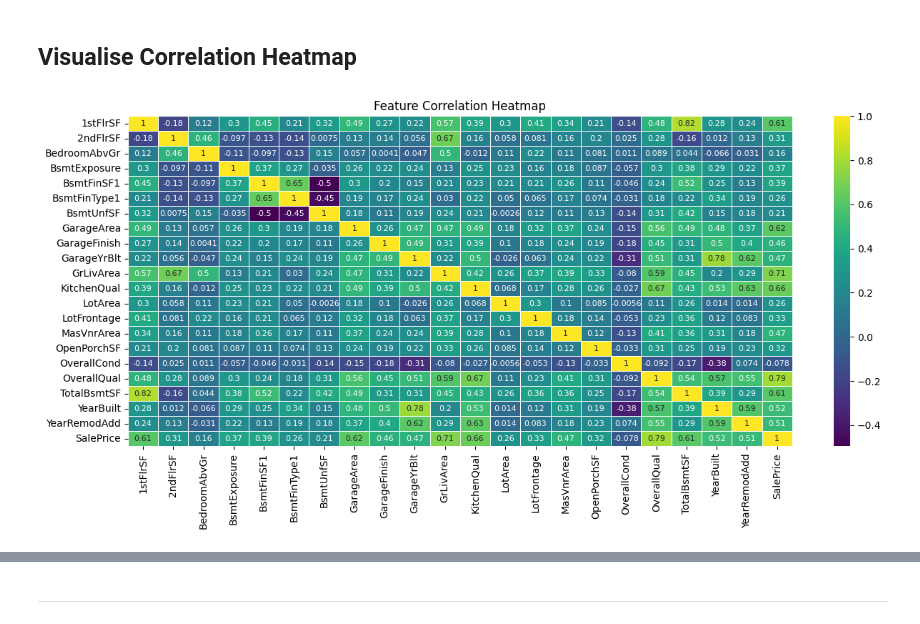
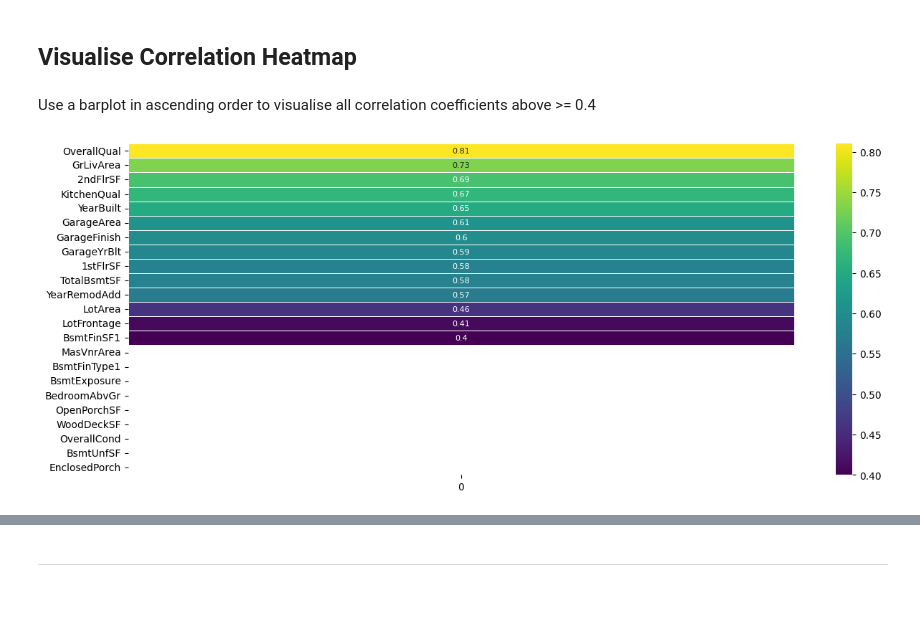
Before and after one commit to James-Burch/PP5-ML-PROJECT, a Jupyter notebook: jupyter_notebooks/3.HouseSalePriceCorrelation.ipynb, the cells around one changed output, grey strips where cells are left out. Saved outputs shown, nothing was run; the diff lists cells and outputs as text; code cells hidden in the pictures; blank space fills up the shorter version.

Commit message:
Visualise correlation heatmap in notebook 3

```diff
--- a/jupyter_notebooks/3.HouseSalePriceCorrelation.ipynb
+++ b/jupyter_notebooks/3.HouseSalePriceCorrelation.ipynb
@@ -55,6 +55,6 @@ current_dir
 # Load Data
 # %%
 import pandas as pd
-df = (pd.read_csv("outputs/datasets/collection/housing_data_cleaned.csv"))
+df = (pd.read_csv("outputs/datasets/collection/HousePricesRecords.csv"))
 df.head(10)
 # %% [output]
@@ -108,0 +137,15 @@ Name: SalePrice, dtype: float64
+# %%
+# Create a dictionary to change the categories of these variables to numbers
+dic = {'BsmtExposure': {'Gd': 3, 'Av': 2, 'Mn': 1, 'No': 0, }, 'BsmtFinType1': {'GLQ': 5, 'ALQ': 4, 'BLQ': 3, 'Rec': 2, 'LwQ': 1, 'Unf': 0}, 'GarageFinish': {'Fin': 2, 'RFn': 1, 'Unf': 0}, 'KitchenQual': {'Ex': 4, 'Gd': 3, 'TA': 2, 'Fa': 1, 'Po': 0}}
+arr = []
+
+for col in df.columns[df.dtypes=='object'].to_list():
+    df1 = df[df[col]!='None']
+    df2 = df1[df1[col].notnull()]
+    df3[col] = df2[col].replace(dic[col])
+    df4 = df3.filter(['SalePrice', col])
+    corr_spearman = df4.corr(method='spearman')['SalePrice'][1:].round(2)
+    arr.append(corr_spearman[col])
+
+corr_list = pd.Series(index=df.columns[df.dtypes=='object'].to_list(), data=arr).sort_values(key=abs, ascending=False)
+corr_list
@@ -108,0 +160,8 @@ Name: SalePrice, dtype: float64
+# %%
+# Ensure both lists are Pandas Series
+corr_num = corr_num.sort_values(key=abs, ascending=False)
+corr_list = corr_list.sort_values(key=abs, ascending=False)
+
+corr_mrg = pd.concat([corr_num, corr_list]).sort_values(key=abs, ascending=False)
+
+corr_mrg.head(10)
@@ -109,20 +180,23 @@ Name: SalePrice, dtype: float64
 # %% [markdown]
 ## Visualise Correlation Heatmap
+# %% [markdown]
+Use a barplot in ascending order to visualise all correlation coefficients above >= 0.4
 # %%
 %matplotlib inline
-import seaborn as sns
-import matplotlib.pyplot as plt
 
-
-corr_matrix = df.corr()
+corr_mrg = pd.DataFrame(corr_mrg)
 
 fig, axes = plt.subplots(figsize=(15,6))
 annot_size = 8
 
-sns.heatmap(data=corr_matrix, annot=True, xticklabels=True, yticklabels=True, cmap='viridis', annot_kws={"size": annot_size}, ax=axes,
+# Create a mask for correlations < 0.4
+mask = np.zeros_like(corr_mrg, dtype=bool)
+mask[np.abs(corr_mrg) < 0.4] = True
+
+sns.heatmap(data=corr_mrg, annot=True, xticklabels=True, yticklabels=True,
+            mask=mask, cmap='viridis', annot_kws={"size": 8}, ax=axes,
             linewidth=0.5)
 
-plt.title("Feature Correlation Heatmap")
 plt.show()
 # %% [output]
-[figure, old version]
+[figure, new version]
```
Also changed, not shown: parts of 13 cells of this notebook.
